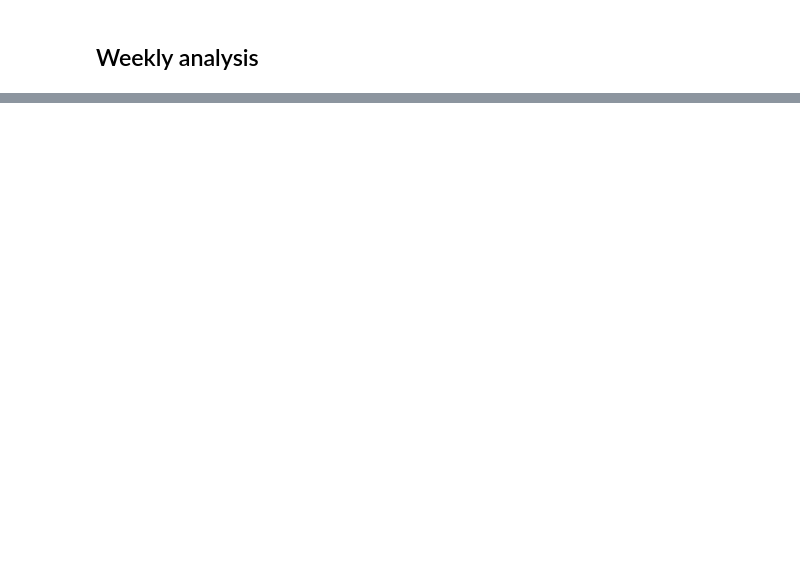
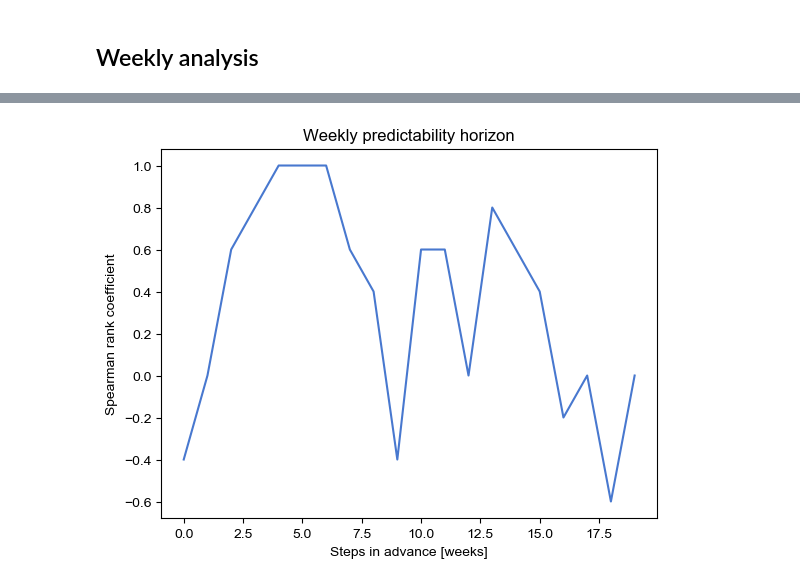
Before and after one commit to mukund-gupta/acea_water, a Jupyter notebook: acea_water_analysis.ipynb, the cells around one changed output, grey strips where cells are left out. Cells and saved outputs as stored; diff of their text form; code cells hidden in the pictures; blank space fills up the shorter version.

Commit message:
corrected weekly analysis
Still has a bug...

```diff
--- a/acea_water_analysis.ipynb
+++ b/acea_water_analysis.ipynb
@@ -1051,0 +1030,14 @@ plt.show()
+# %%
+# MG: something weird happening here..Probably taking the wrong inputs
+
+target_data_weekly = get_data_mean(all_target_ts[target_ind],average_fac)
+predict_horizon_weekly = get_predict_horizon(target_data_weekly, testPredict_weekly, testYind_weekly, predict_steps)
+
+plt.figure
+plt.plot(np.arange(0,predict_steps), predict_horizon_weekly)
+plt.title("Weekly predictability horizon")
+plt.ylabel("Spearman rank coefficient")
+plt.xlabel("Steps in advance [weeks]")
+plt.show()
+# %% [output]
+[figure, added]
```
Also changed, not shown: parts of 6 cells of this notebook.
